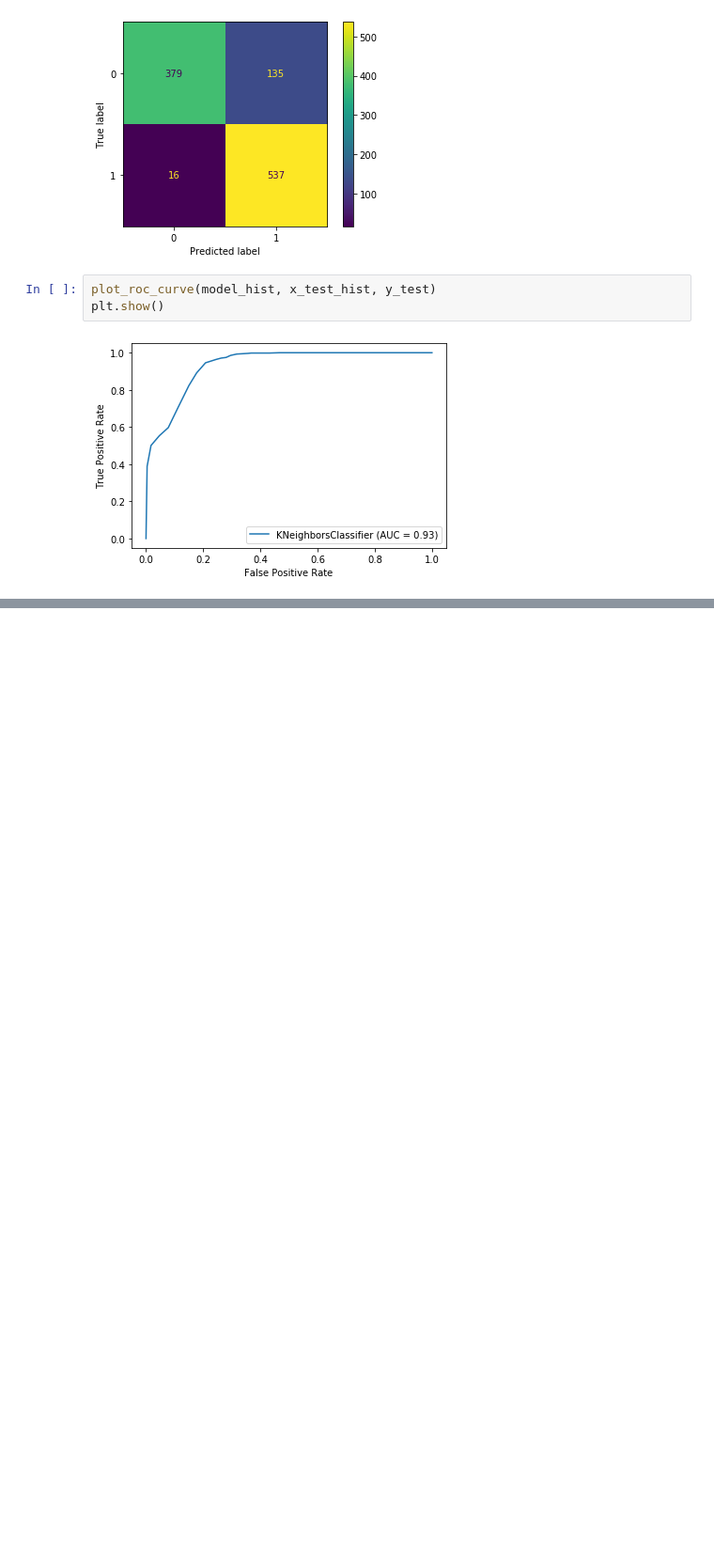
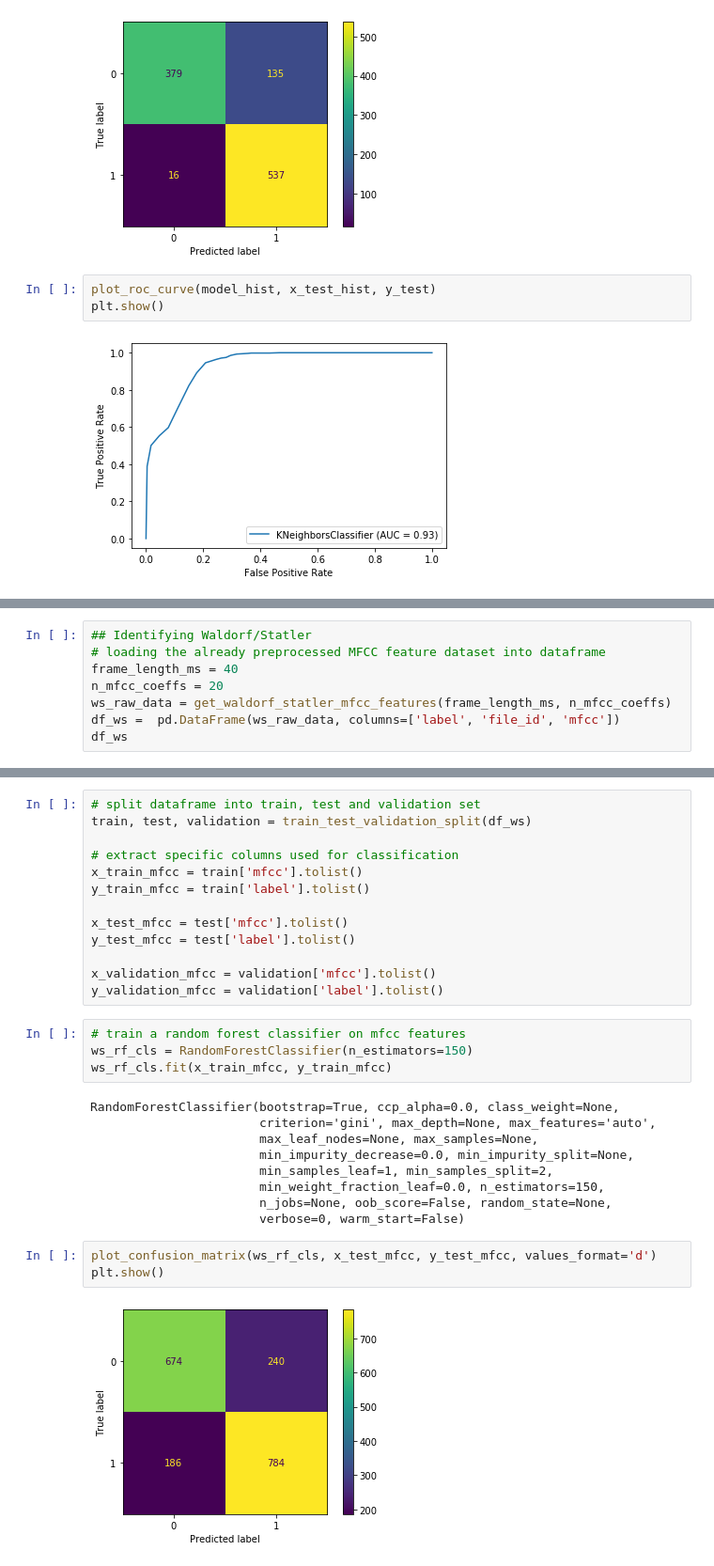
Before and after one commit to mledl/mupped-show-classification, a Jupyter notebook: SIM1/src/SIM1.ipynb, the cells around one changed output, grey strips where cells are left out. Shown: that part at 94% size. Saved outputs shown, nothing was run; the diff lists cells and outputs as text; blank space fills up the shorter version.

Commit message:
add random forrest for mfcc waldorf and statler

```diff
--- a/SIM1/src/SIM1.ipynb
+++ b/SIM1/src/SIM1.ipynb
@@ -207,0 +191,8 @@ plt.show()
+# %%
+## Identifying Waldorf/Statler
+# loading the already preprocessed MFCC feature dataset into dataframe
+frame_length_ms = 40
+n_mfcc_coeffs = 20
+ws_raw_data = get_waldorf_statler_mfcc_features(frame_length_ms, n_mfcc_coeffs)
+df_ws =  pd.DataFrame(ws_raw_data, columns=['label', 'file_id', 'mfcc'])
+df_ws
@@ -207,0 +217,31 @@ plt.show()
+# %%
+# split dataframe into train, test and validation set
+train, test, validation = train_test_validation_split(df_ws)
+
+# extract specific columns used for classification
+x_train_mfcc = train['mfcc'].tolist()
+y_train_mfcc = train['label'].tolist()
+
+x_test_mfcc = test['mfcc'].tolist()
+y_test_mfcc = test['label'].tolist()
+
+x_validation_mfcc = validation['mfcc'].tolist()
+y_validation_mfcc = validation['label'].tolist()
+# %%
+# train a random forest classifier on mfcc features
+ws_rf_cls = RandomForestClassifier(n_estimators=150)
+ws_rf_cls.fit(x_train_mfcc, y_train_mfcc)
+# %% [output]
+RandomForestClassifier(bootstrap=True, ccp_alpha=0.0, class_weight=None,
+                       criterion='gini', max_depth=None, max_features='auto',
+                       max_leaf_nodes=None, max_samples=None,
+                       min_impurity_decrease=0.0, min_impurity_split=None,
+                       min_samples_leaf=1, min_samples_split=2,
+                       min_weight_fraction_leaf=0.0, n_estimators=150,
+                       n_jobs=None, oob_score=False, random_state=None,
+                       verbose=0, warm_start=False)
+# %%
+plot_confusion_matrix(ws_rf_cls, x_test_mfcc, y_test_mfcc, values_format='d')
+plt.show()
+# %% [output]
+[figure, added]
```
Also changed, not shown: parts of 9 cells of this notebook, 1 other file.
